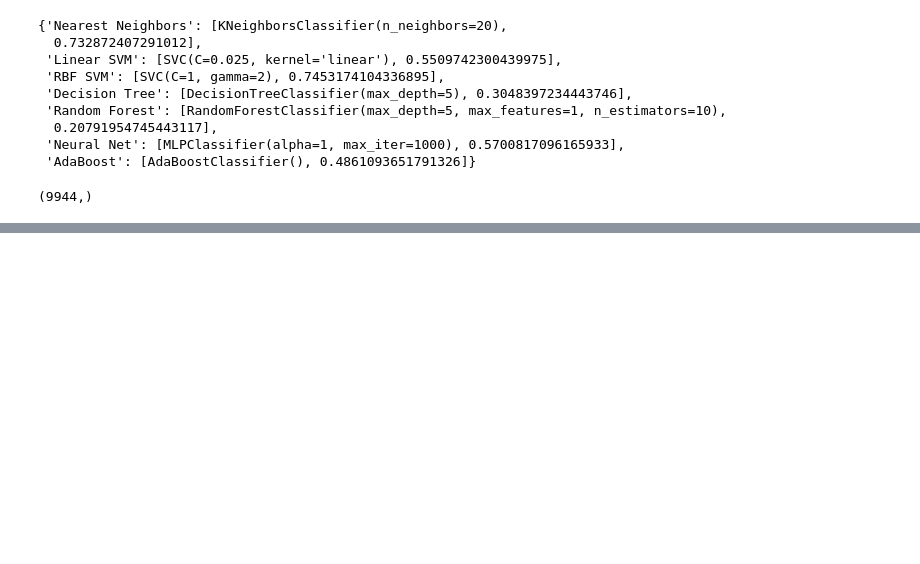
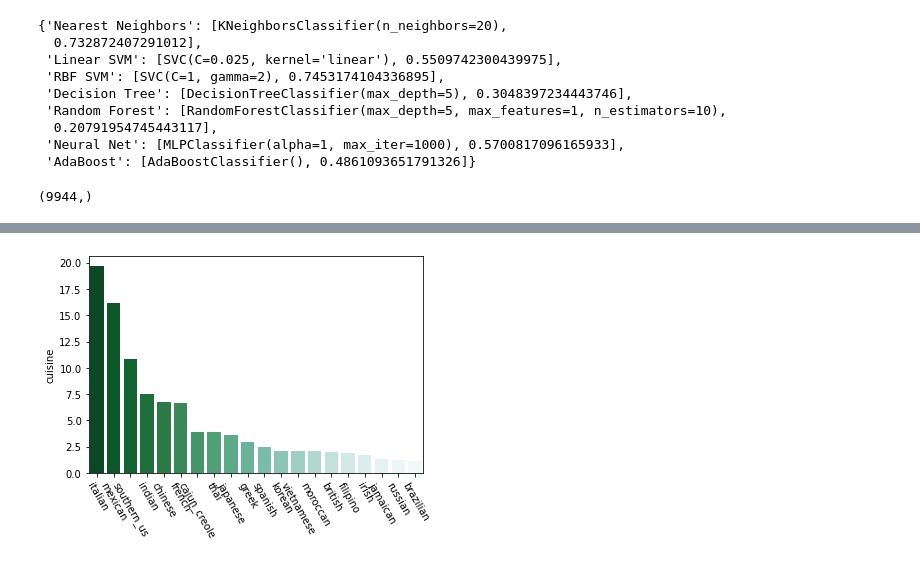
Before and after one commit to goqor0001/Applied-Statistics-and-Data-Science, a Jupyter notebook: spring2020/data_mining/hw5/hw5_Grigor_Keropyan.ipynb, the cells around one changed output, grey strips where cells are left out. Drawn from its saved outputs; the diff is of its cells as text; code cells hidden in the pictures; blank space fills up the shorter version.

```diff
--- a/spring2020/data_mining/hw5/hw5_Grigor_Keropyan.ipynb
+++ b/spring2020/data_mining/hw5/hw5_Grigor_Keropyan.ipynb
@@ -200,0 +211,3 @@ res.to_csv("result.csv",header=True,index=False)
+# %%
+data = pd.read_json('train.json')
+data.head()
@@ -200,0 +221,10 @@ res.to_csv("result.csv",header=True,index=False)
+# %%
+y = data['cuisine'].value_counts()
+x = y/y.sum() * 100
+y = y.index
+fig = sns.barplot(y, x, data=data, palette="BuGn_r")
+plt.xticks(rotation=-60)
+fig.figure.savefig('barplot.png')
+plt.show()
+# %% [output]
+[figure, added]
```
Also changed, not shown: parts of 7 cells of this notebook, 12 other files.
